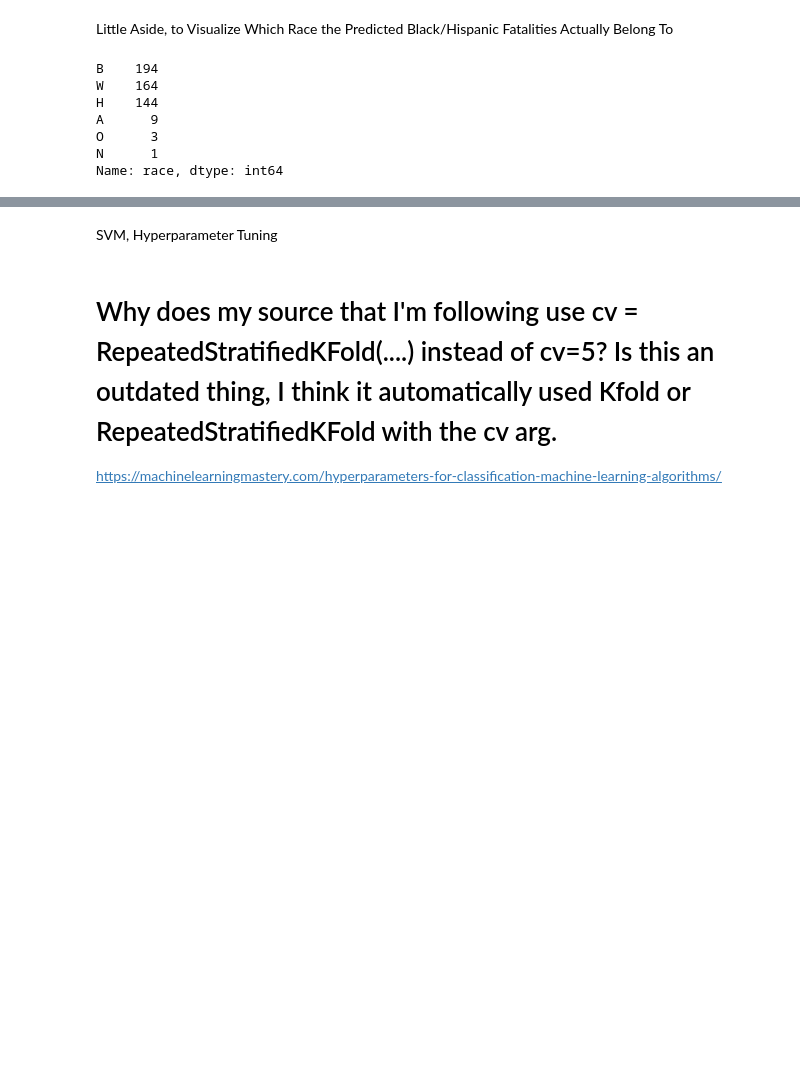
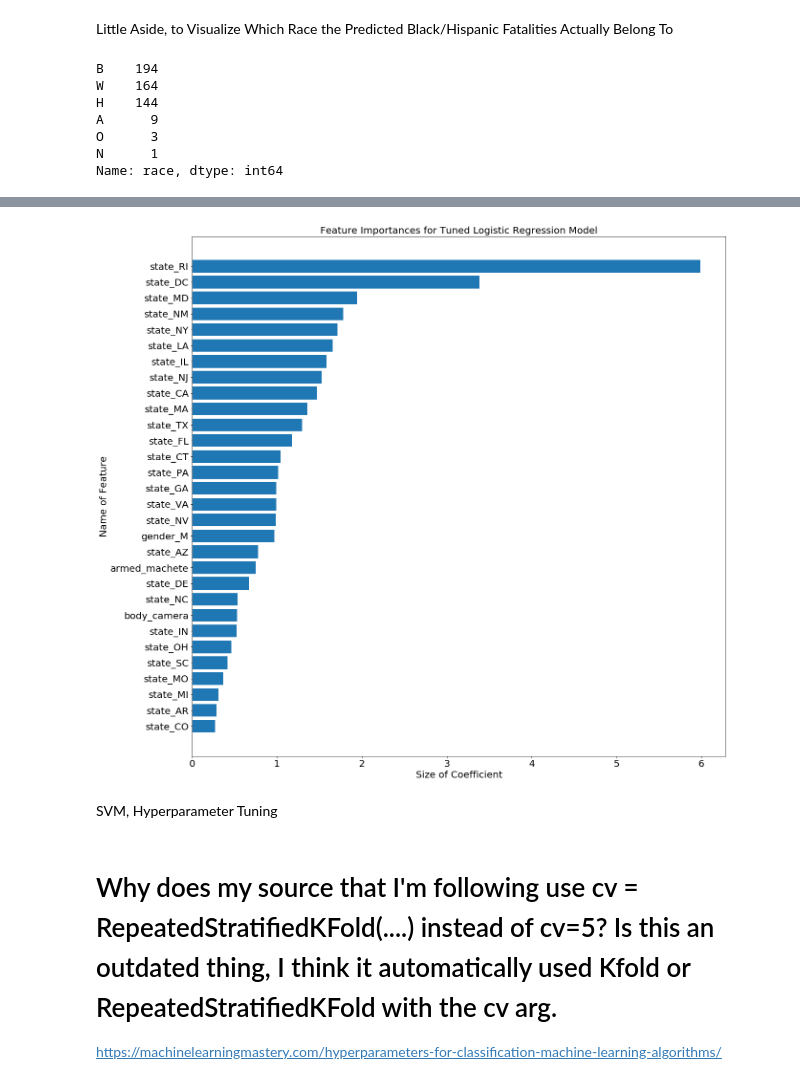
Before and after one commit to vizziviz/fatal_encounters_with_police, a Jupyter notebook: models/supervised_modeling_blackhispanic_withwarnings_notclean.ipynb, the cells around one changed output, grey strips where cells are left out. Saved outputs shown, nothing was run; the diff lists cells and outputs as text; code cells hidden in the pictures; blank space fills up the shorter version.

Commit message:
added visuzalization for logistic regression coefficients and features

```diff
--- a/models/supervised_modeling_blackhispanic_withwarnings_notclean.ipynb
+++ b/models/supervised_modeling_blackhispanic_withwarnings_notclean.ipynb
@@ -463,0 +466,15 @@ Name: race, dtype: int64
+# %%
+def f_importances(coef, names):
+    imp = coef
+    imp,names = zip(*sorted(zip(imp,names)))
+    plt.figure(figsize=(20,20))
+    plt.rc('ytick', labelsize=20)
+    plt.rc('xtick', labelsize=20)
+    plt.barh(range(len(names)), imp, align='center')
+    plt.yticks(range(len(names)), names)
+    plt.rc('axes', titlesize=20)     # fontsize of the axes title
+    plt.rc('axes', labelsize=20)   # fontsize of the x and y labels
+    plt.title('Feature Importances for Tuned Logistic Regression Model')
+    plt.xlabel('Size of Coefficient')
+    plt.ylabel('Name of Feature')
+    plt.show()
@@ -464,3 +502,9 @@ Name: race, dtype: int64
+# %%
+feature_names = X_test.columns[lr.coef_.argsort()[0, -30:]]
+importances = np.sort(lr.coef_)[0, -30:]
+f_importances(importances, feature_names)
+# %% [output]
+[figure, added]
 # %% [markdown]
 SVM, Hyperparameter Tuning
 # %%
```
Also changed, not shown: parts of 4 cells of this notebook.
